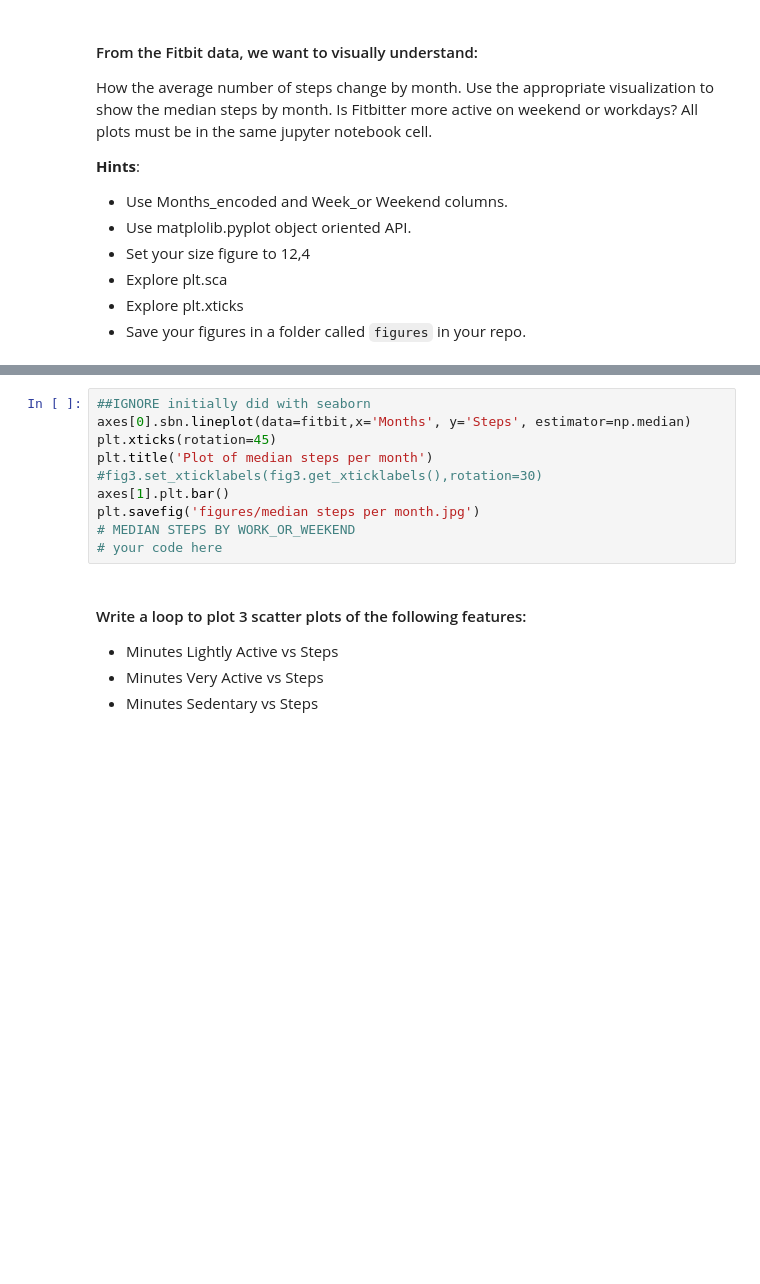
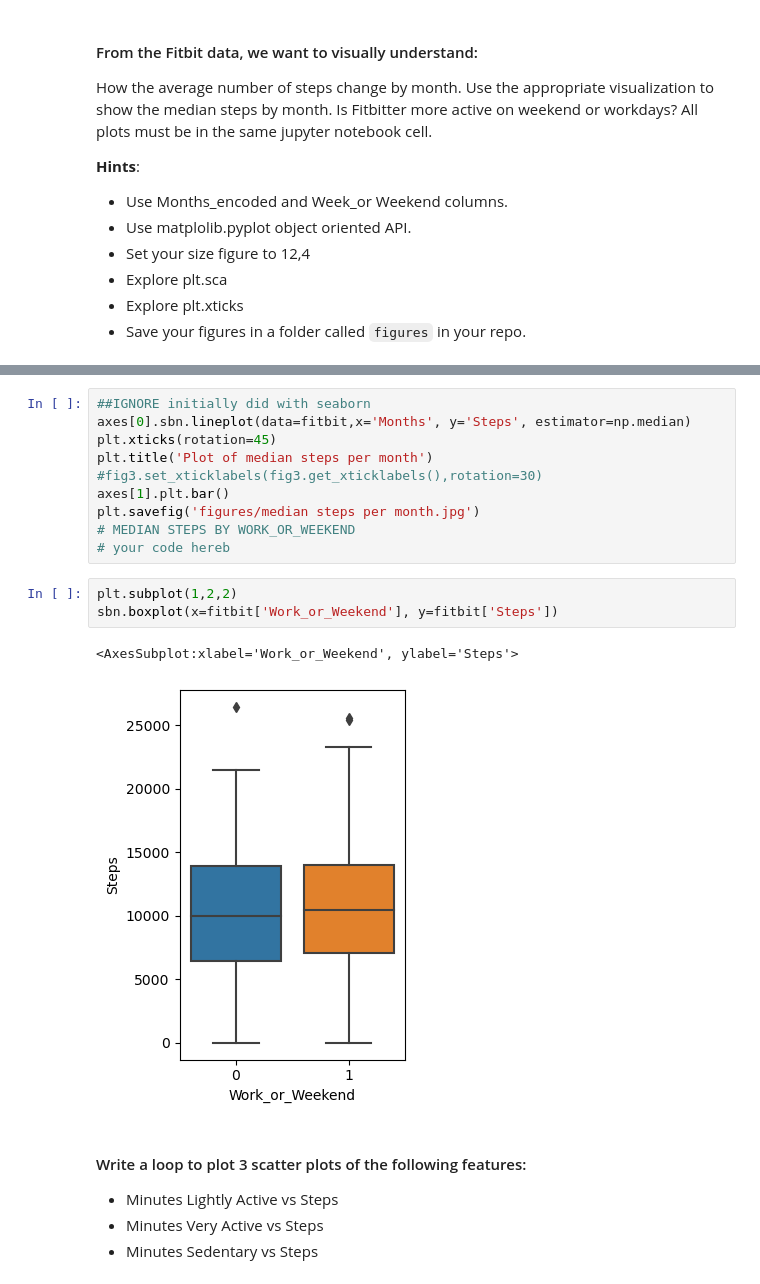
Before and after one commit to gmilman/Lab_exercises, a Jupyter notebook: module_2/Lab_1_Matplotlib-and-Seaborn/main.ipynb, the cells around one changed output, grey strips where cells are left out. Saved outputs shown, nothing was run; the diff lists cells and outputs as text; blank space fills up the shorter version.

```diff
--- a/module_2/Lab_1_Matplotlib-and-Seaborn/main.ipynb
+++ b/module_2/Lab_1_Matplotlib-and-Seaborn/main.ipynb
@@ -151,7 +153,13 @@ plt.title('Plot of median steps per month')
 axes[1].plt.bar()
 plt.savefig('figures/median steps per month.jpg')
 # MEDIAN STEPS BY WORK_OR_WEEKEND
-# your code here
+# your code hereb
+# %%
+plt.subplot(1,2,2)
+sbn.boxplot(x=fitbit['Work_or_Weekend'], y=fitbit['Steps'])
+# %% [output]
+<AxesSubplot:xlabel='Work_or_Weekend', ylabel='Steps'>
+[figure, added]
 # %% [markdown]
 #### Write a loop to plot 3 scatter plots of the following features:
 
```
Also changed, not shown: parts of 43 cells of this notebook, 14 other files.
